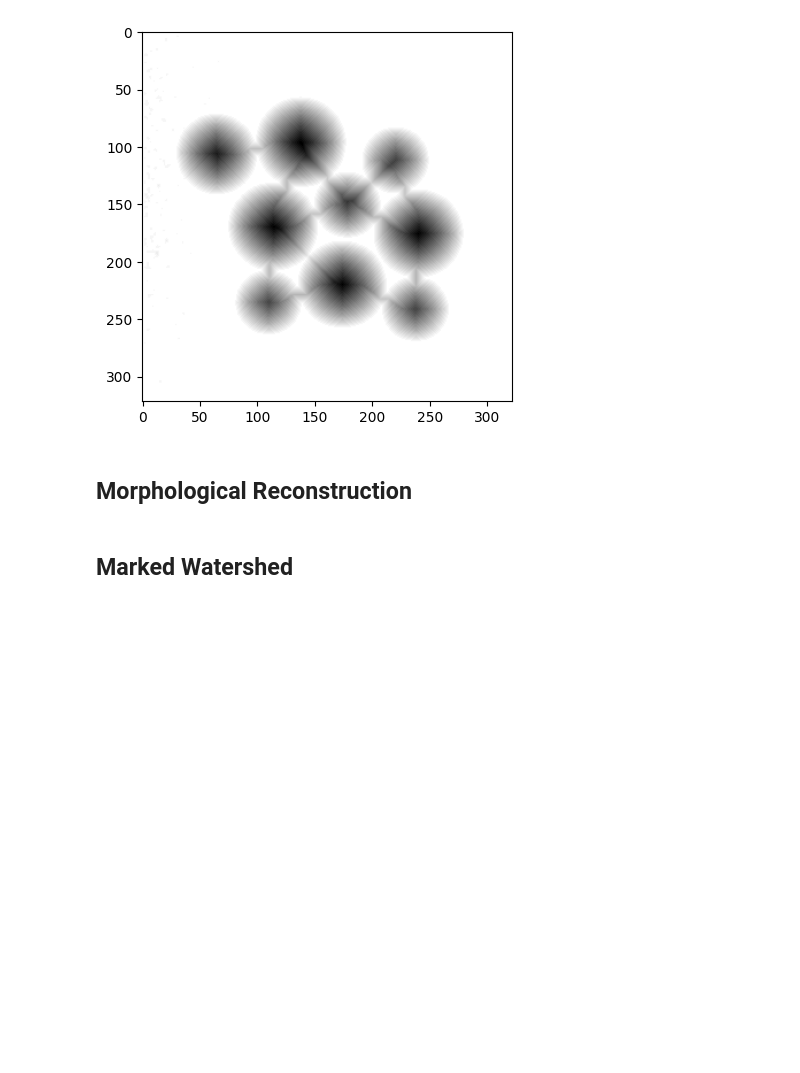
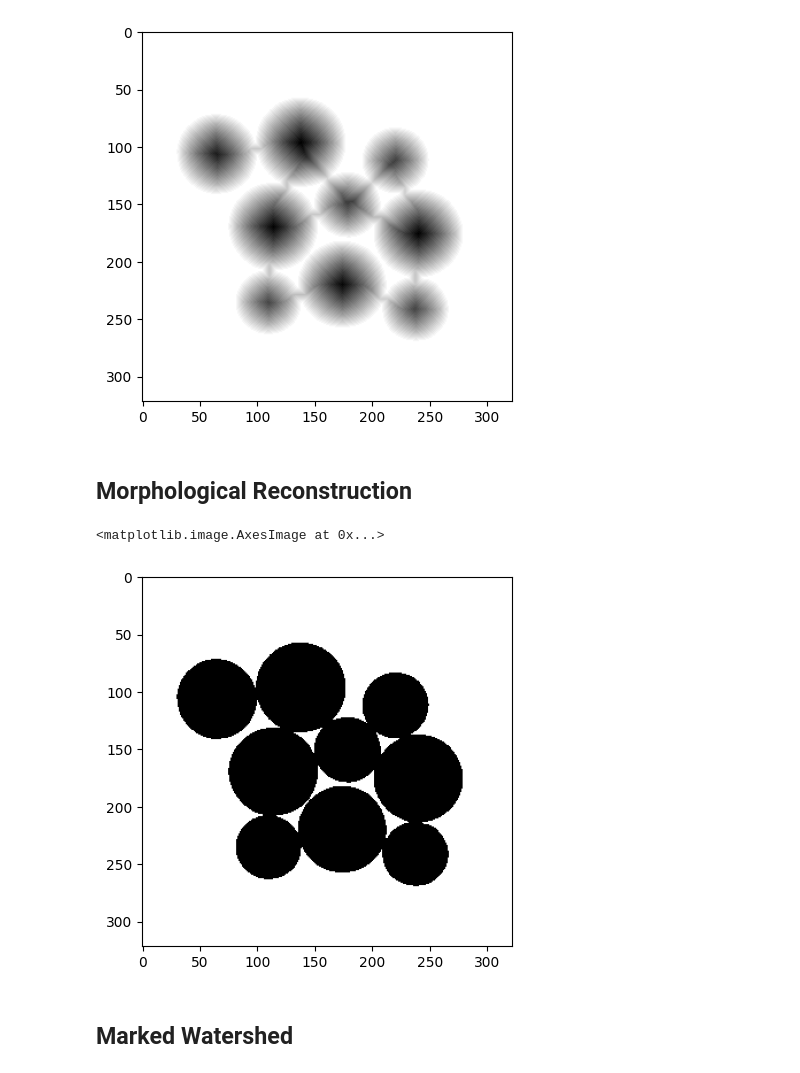
Before and after one commit to oldeu-boi/marker-based-watershed-segmentation-algorithm, a Jupyter notebook: marker-based-watershed-segmentation.ipynb, the cells around one changed output. Drawn from its saved outputs; the diff is of its cells as text; code cells hidden in the pictures; blank space fills up the shorter version.

```diff
--- a/marker-based-watershed-segmentation.ipynb
+++ b/marker-based-watershed-segmentation.ipynb
@@ -116,14 +116,54 @@ def distance_transformation(input_image, threshold):
     return padded_image
 
 # calculate 2 pass Euclidean distance transformation
-distance_image = distance_transformation(smoothed_image, threshold=0.2)
+distance_image = distance_transformation(smoothed_image, threshold=0.25)
 # reverse, because we we have black background
-distance_image = -distance_image
-plt.imshow(distance_image, cmap='grey')
+plt.imshow(distance_image, cmap='gray_r')
 # %% [output]
 <matplotlib.image.AxesImage at 0x...>
 [figure]
 # %% [markdown]
 ## Morphological Reconstruction
+# %%
+
+def morthological_reconstruction(input_image):
+
+    # erosion
+    M = torch.zeros((input_image.shape))
+    for i in range(1, input_image.shape[0] - 1):
+        for j in range(1, input_image.shape[1] - 1):
+            # if any pixel in 3x3 kernel is 0, then we leave it 0
+            # otherwise assign to 1
+            if torch.all(input_image[i - 1:i + 2, j - 1:j + 2] != 0):
+                M[i, j] = 1
+
+    # dialation
+    condition = True
+
+    # if there would not be any more updates, then we finish cycle, otherwise keep updating
+    while condition:
+        # clonning current cycle
+        curr_output = M.clone()
+        for i in range(1, M.shape[0] - 1):
+            for j in range(1, M.shape[1] - 1):
+                # clone current kernel
+                kernel = M[i - 1:i + 2, j - 1:j + 2].clone()
+
+                # set center pixel to 0
+                kernel[1,1] = 0
+
+                # if any of surrounding pixels is 1, and input distance map pixels is not 0, then we fill region with pixel
+                if torch.any(kernel == 1) and input_image[i,j] > 0:
+                    M[i, j] = 1
+        # if filling with 1 is not possible any more, then process id done
+        if torch.equal(M, curr_output):
+            condition = False
+    return M
+
+reconstructed_image = morthological_reconstruction(distance_image)
+plt.imshow(reconstructed_image, cmap='gray_r')
+# %% [output]
+<matplotlib.image.AxesImage at 0x...>
+[figure, added]
 # %% [markdown]
 ## Marked Watershed
```
